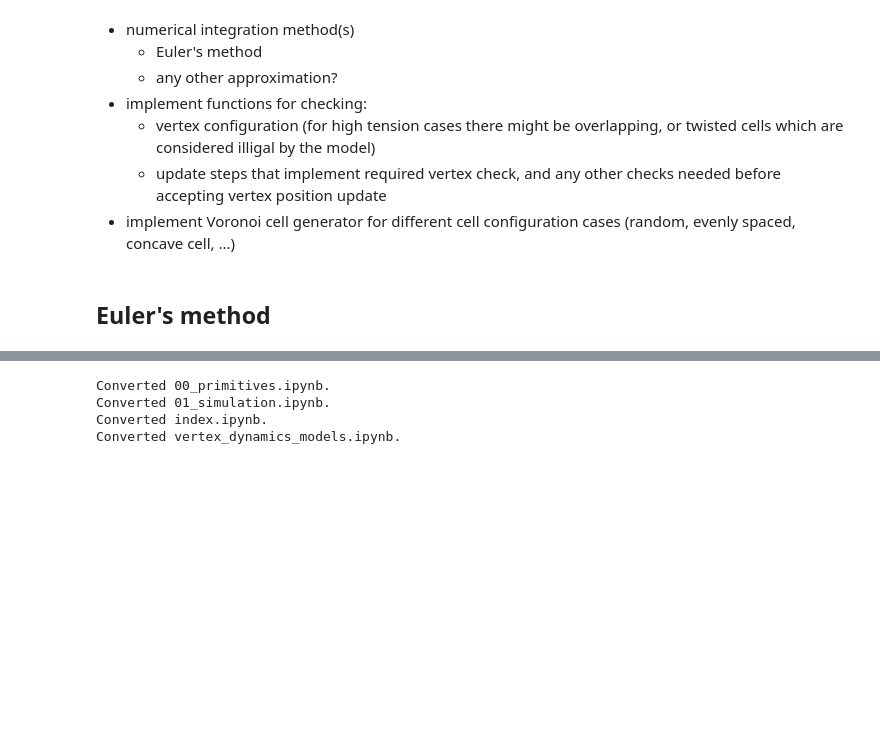
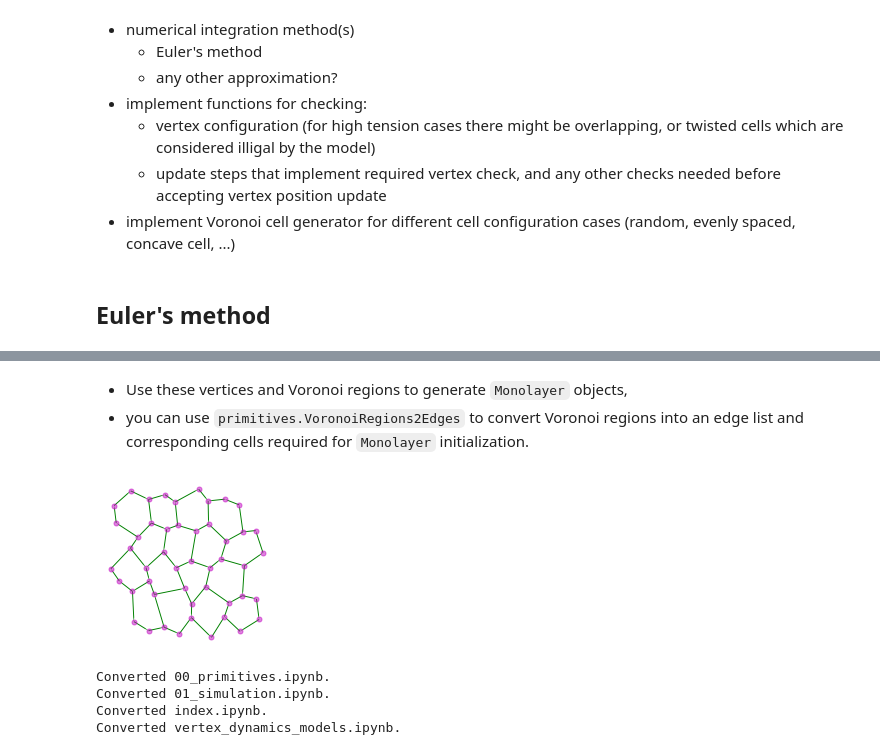
Before and after one commit to mshagirov/vertex_simulation, a Jupyter notebook: nbs/01_simulation.ipynb, the cells around one changed output, grey strips where cells are left out. Saved outputs shown, nothing was run; the diff lists cells and outputs as text; code cells hidden in the pictures; blank space fills up the shorter version.

```diff
--- a/nbs/01_simulation.ipynb
+++ b/nbs/01_simulation.ipynb
@@ -346,3 +128,29 @@ Areas:tensor([2.3004, 2.3010, 2.2999, 2.3014, 2.3000, 2.3011, 2.3009, 2.3014, 2.
+# %% [markdown]
+- Use these vertices and Voronoi regions to generate `Monolayer` objects,
+- you can use `primitives.VoronoiRegions2Edges` to convert Voronoi regions into an edge list and corresponding cells required for `Monolayer` initialization.
+# %%
+v_x,regions =unit_hexagons(4,4)
+
+# add some noise
+np.random.seed(42) # RNG seed
+v_x += np.random.randn(v_x.shape[0], v_x.shape[1])*.2
+
+# get edges and cells (as a set of edges)
+edge_list,cells = VoronoiRegions2Edges(regions)
+
+# create a Monolayer object from the hexagonal cells
+cell_graph = Monolayer(vertices=Vertex(v_x.copy()),
+                       edges=torch.tensor(edge_list),
+                       cells=cells)
+
+figsize=[3,3]
+plt.figure(figsize=figsize)
+plot_graph_as_quiver(cell_graph)
+plt.plot(cell_graph.vertices.x[:,0].detach().cpu(),
+         cell_graph.vertices.x[:,1].detach().cpu(),'mo',ms=5,alpha=.5)
+plt.show()
+# %% [output]
+[figure, added]
 # %%
 #hide
 # run this as a last cell in your notebook to export this module
```
Also changed, not shown: parts of 13 cells of this notebook, 3 other files.
